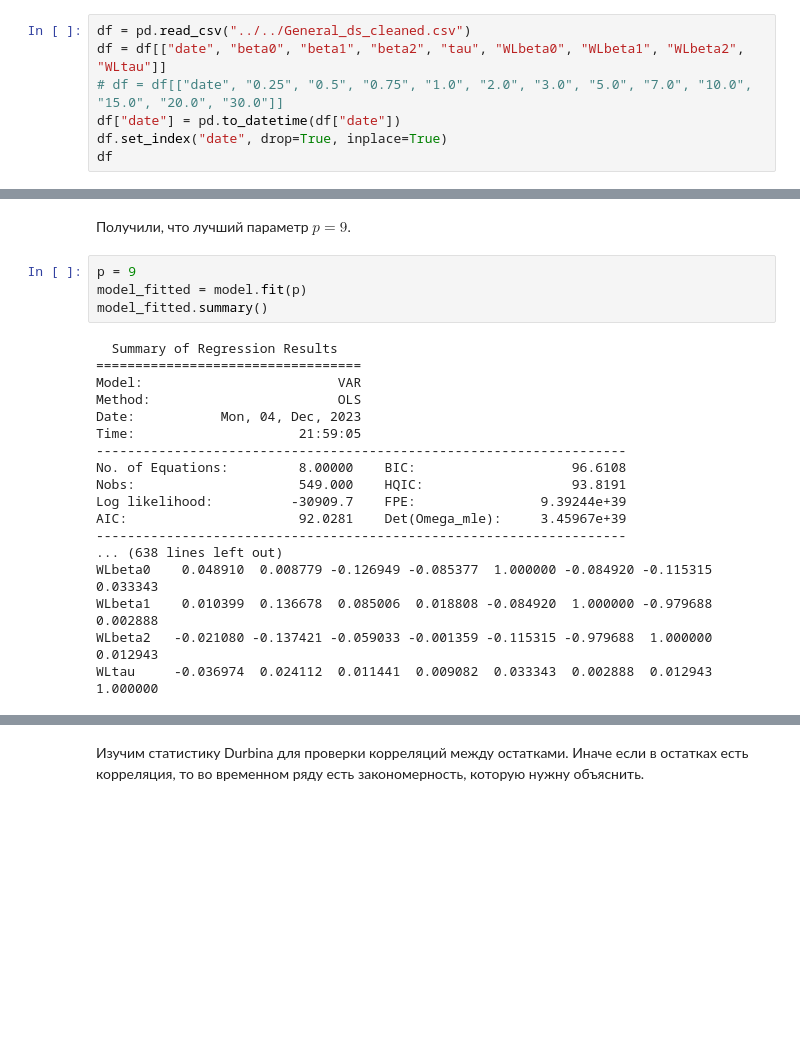
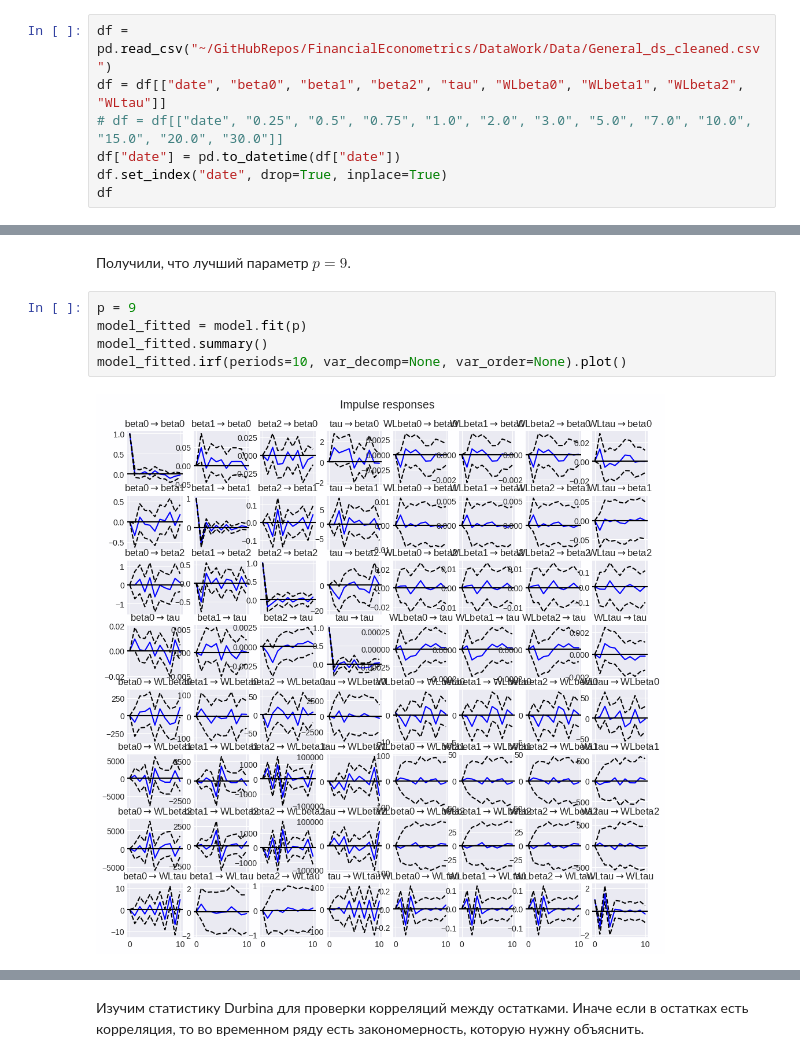
Before and after one commit to VsevolodZaostrovsky/MOEX-Yield-Curve-Forecasting, a Jupyter notebook: ConsideringModels/MainFiles/VAR.ipynb, the cells around one changed output, grey strips where cells are left out. Cells and saved outputs as stored; diff of their text form; blank space fills up the shorter version.

```diff
--- a/ConsideringModels/MainFiles/VAR.ipynb
+++ b/ConsideringModels/MainFiles/VAR.ipynb
@@ -15,7 +15,7 @@ warnings.filterwarnings("ignore")
 
 plt.style.use('https://github.com/dhaitz/matplotlib-stylesheets/raw/master/pitayasmoothie-light.mplstyle')
 # %%
-df = pd.read_csv("../../General_ds_cleaned.csv")
+df = pd.read_csv("~/GitHubRepos/FinancialEconometrics/DataWork/Data/General_ds_cleaned.csv")
 df = df[["date", "beta0", "beta1", "beta2", "tau", "WLbeta0", "WLbeta1", "WLbeta2", "WLtau"]]
 # df = df[["date", "0.25", "0.5", "0.75", "1.0", "2.0", "3.0", "5.0", "7.0", "10.0", "15.0", "20.0", "30.0"]]
 df["date"] = pd.to_datetime(df["date"])
@@ -256,22 +256,7 @@ HQIC:  93.81905703942584
 # %%
 p = 9
 model_fitted = model.fit(p)
 model_fitted.summary()
+model_fitted.irf(periods=10, var_decomp=None, var_order=None).plot()
 # %% [output]
-  Summary of Regression Results
-==================================
-Model:                         VAR
-Method:                        OLS
-Date:           Mon, 04, Dec, 2023
-Time:                     21:59:05
---------------------------------------------------------------------
-No. of Equations:         8.00000    BIC:                    96.6108
-Nobs:                     549.000    HQIC:                   93.8191
-Log likelihood:          -30909.7    FPE:                9.39244e+39
-AIC:                      92.0281    Det(Omega_mle):     3.45967e+39
---------------------------------------------------------------------
-... (638 lines left out)
-WLbeta0    0.048910  0.008779 -0.126949 -0.085377  1.000000 -0.084920 -0.115315  0.033343
-WLbeta1    0.010399  0.136678  0.085006  0.018808 -0.084920  1.000000 -0.979688  0.002888
-WLbeta2   -0.021080 -0.137421 -0.059033 -0.001359 -0.115315 -0.979688  1.000000  0.012943
-WLtau     -0.036974  0.024112  0.011441  0.009082  0.033343  0.002888  0.012943  1.000000
+[figure, added]
```
Also changed, not shown: parts of 4 cells of this notebook, 3 other files.
